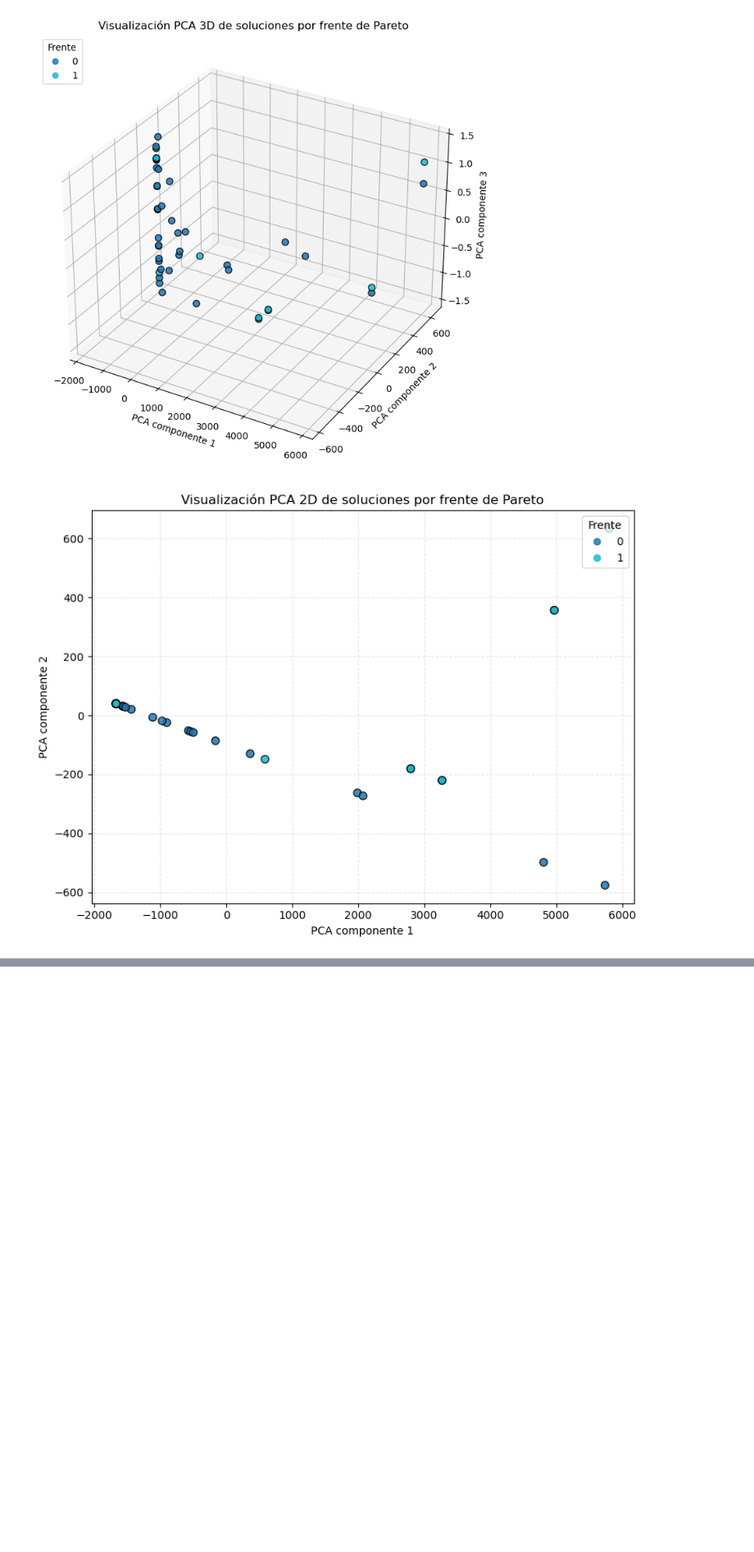
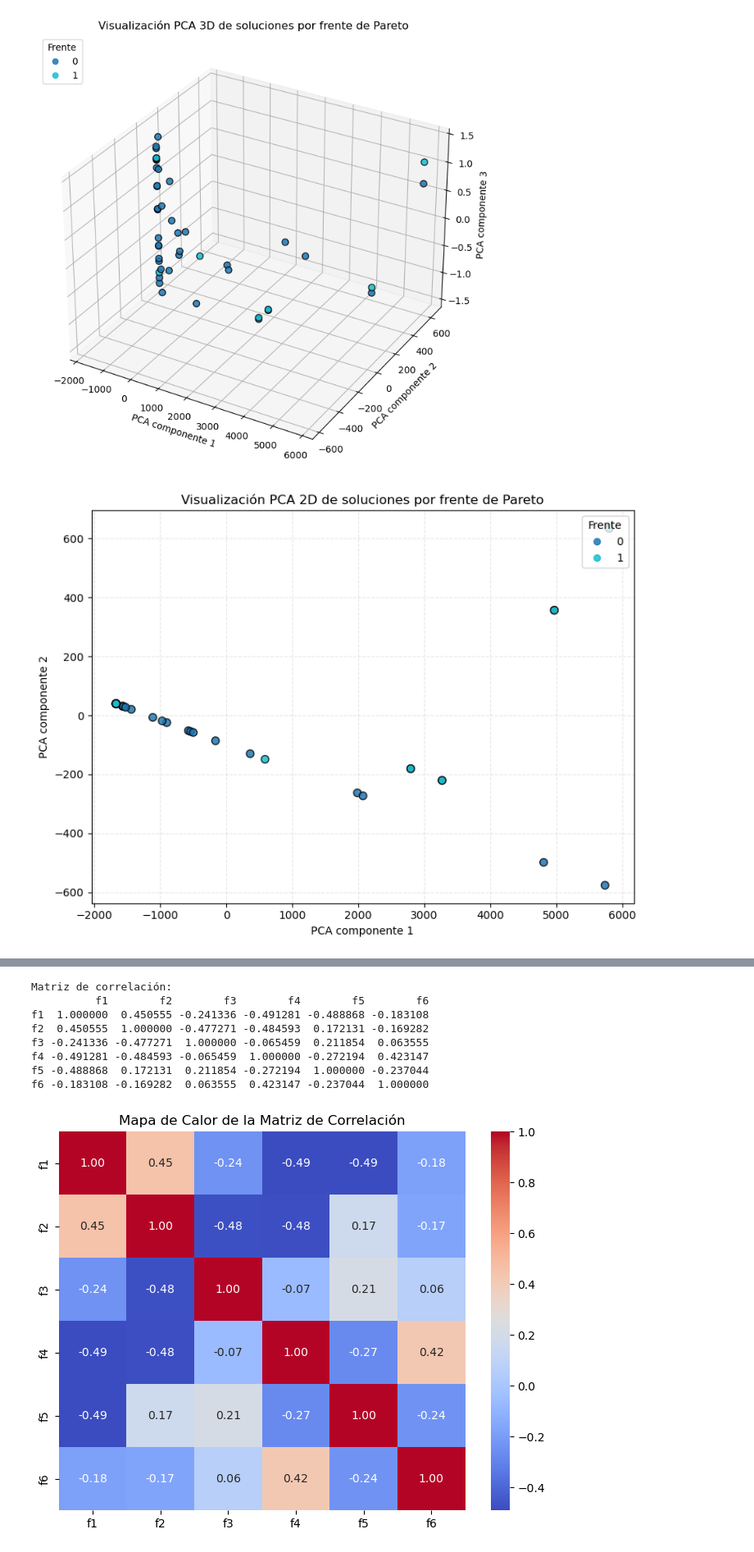
Before and after one commit to diazmx/phd-thesis-lab, a Jupyter notebook: 13-paper-modelling/BipMetrics.ipynb, the cells around one changed output, grey strips where cells are left out. Shown at 82% size. Cells and saved outputs as stored; diff of their text form; code cells hidden in the pictures; blank space fills up the shorter version.

```diff
--- a/13-paper-modelling/BipMetrics.ipynb
+++ b/13-paper-modelling/BipMetrics.ipynb
@@ -192,6 +193,10 @@ def compute_avg_path_length(g, k):
 
     apl_approx = float(total_distances) / reachable_pairs
     return apl_approx
+
+def compute_weight_distribution(pesos):
+    fit = powerlaw.Fit(pesos, discrete=True, verbose=False)
+    return fit.alpha
 
 
 def compute_bip_metrics(gb, typen):
@@ -212,12 +217,10 @@ def compute_proj_metrics(gu, k):
     x6 = len(gu.clusters(mode='weak'))
     x7 = gu.transitivity_undirected(mode="zero")
     x10 = compute_avg_path_length(gu, k)
-    #try:
-    #    x10 = gu.average_path_length(directed=False)
-    #except:
-    #    x10 = np.inf
     x12 = compute_power_law(gu)
-    return dict(x4=x4, x5=x5, x6=x6, x7=x7, x10=x10, x12=x12)
+    #x13 = compute_weight_distribution(gu.es["weight"])
+    x13 = statistics.mean(gu.es["weight"])
+    return dict(x4=x4, x5=x5, x6=x6, x7=x7, x10=x10, x12=x12, x13=x13)
 
 def evaluate_solution(bip, proj, typen):
     """Dado bip y proj metrics, arma x, f, g."""
@@ -230,14 +233,17 @@ def evaluate_solution(bip, proj, typen):
     f = np.array([
         abs(x["x1"] - x["x4"]) if typen==0 else abs(x["x2"] - x["x4"]),
         (2*x["x5"]) / (x["x4"]*(x["x4"]-1)) if x["x4"]>1 else np.inf,
-        x["x6"],
+        #x["x6"],
         1 - x["x7"],
         abs(x["x11"] - x["x12"]),
         abs(x["x9"] - x["x10"]),
+        x["x13"]
     ])
     # restricciones g_i(x)<=0
     g = np.array([
-        f[1] - x["x3"]/(x["x1"]*x["x2"]) if x["x1"]*x["x2"]>0 else np.inf,
+        #f[1] - x["x3"]/(x["x1"]*x["x2"]) if x["x1"]*x["x2"]>0 else np.inf,
+        (x["x1"]/2)-(x["x4"])  if typen==0 else (x["x2"]/2)-(x["x4"]), # mitad de los nodos
+        (x["x1"]-1) - x["x5"] if typen==0 else (x["x2"]-1) - x["x5"] # Cuerda
     ])
     return dict(metrics=x, f=f, g=g, graph=proj)
     #return dict(metrics=x, f=f, graph=proj)
@@ -717,0 +794,25 @@ plt.show()
+# %%
+# Calculamos la matriz de correlación
+correlation_matrix = final_DF[final_DF.columns[:-1]].corr()
+
+print("Matriz de correlación:")
+print(correlation_matrix)
+
+import seaborn as sns
+import matplotlib.pyplot as plt
+
+# Usamos la matriz de correlación que calculamos antes
+plt.figure(figsize=(8, 6))
+sns.heatmap(correlation_matrix, annot=True, cmap='coolwarm', fmt=".2f")
+plt.title('Mapa de Calor de la Matriz de Correlación')
+plt.show()
+# %% [output]
+Matriz de correlación:
+          f1        f2        f3        f4        f5        f6
+f1  1.000000  0.450555 -0.241336 -0.491281 -0.488868 -0.183108
+f2  0.450555  1.000000 -0.477271 -0.484593  0.172131 -0.169282
+f3 -0.241336 -0.477271  1.000000 -0.065459  0.211854  0.063555
+f4 -0.491281 -0.484593 -0.065459  1.000000 -0.272194  0.423147
+f5 -0.488868  0.172131  0.211854 -0.272194  1.000000 -0.237044
+f6 -0.183108 -0.169282  0.063555  0.423147 -0.237044  1.000000
+[figure, added]
```
Also changed, not shown: parts of 17 cells of this notebook, 8 other files.
